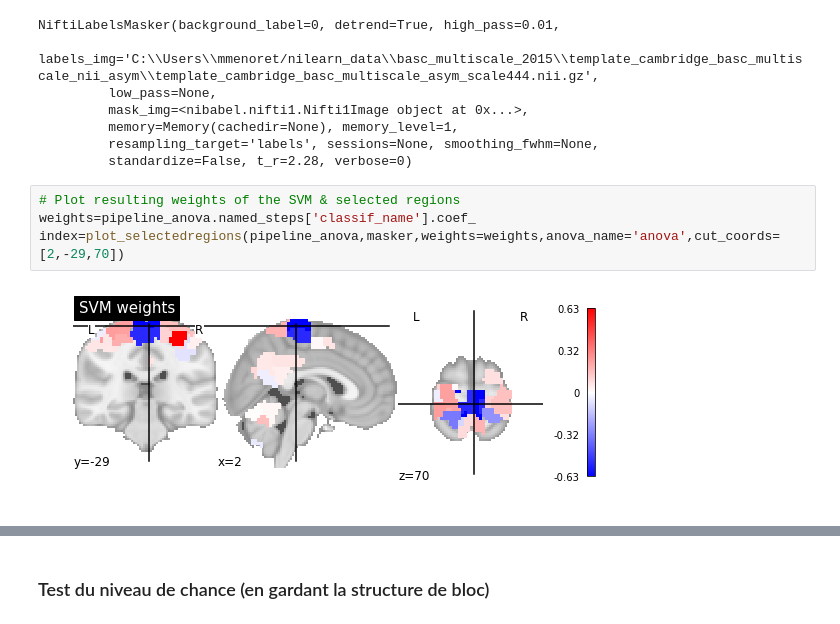
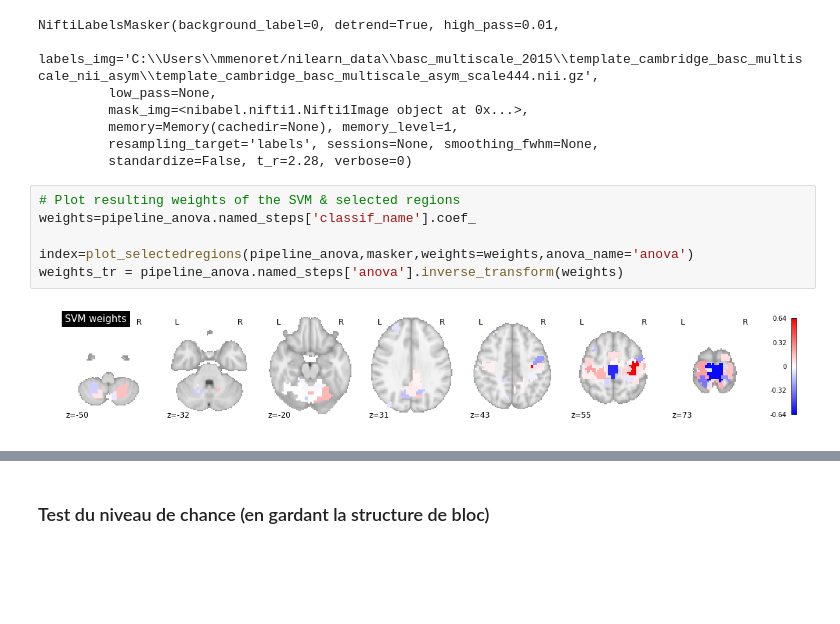
Before and after one commit to mmenoret/irm_marche, a Jupyter notebook: IRM_Marche_MainPied.ipynb, the cells around one changed output, grey strips where cells are left out. Saved outputs shown, nothing was run; the diff lists cells and outputs as text; blank space fills up the shorter version.

Commit message:
Visualisation coef Svm

```diff
--- a/IRM_Marche_MainPied.ipynb
+++ b/IRM_Marche_MainPied.ipynb
@@ -134,6 +134,8 @@ NiftiLabelsMasker(background_label=0, detrend=True, high_pass=0.01,
 # %%
 # Plot resulting weights of the SVM & selected regions
 weights=pipeline_anova.named_steps['classif_name'].coef_
-index=plot_selectedregions(pipeline_anova,masker,weights=weights,anova_name='anova',cut_coords=[2,-29,70])
+
+index=plot_selectedregions(pipeline_anova,masker,weights=weights,anova_name='anova')
+weights_tr = pipeline_anova.named_steps['anova'].inverse_transform(weights)
 # %% [output]
-[figure, old version]
+[figure, new version]
```
Also changed, not shown: parts of 12 cells of this notebook, 3 other files.
